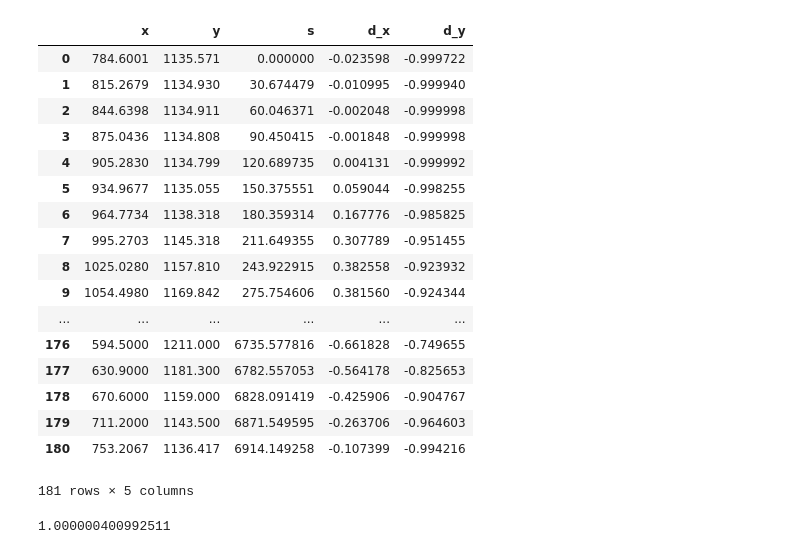
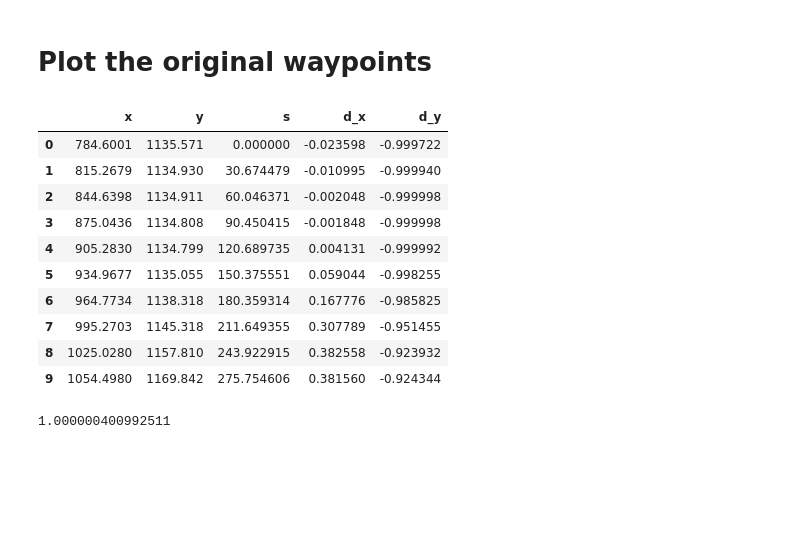
Before and after one commit to asimonov/CarND-Path-Planning-Project, a Jupyter notebook: visualise_waypoints.ipynb, the cells around one changed output. Saved outputs shown, nothing was run; the diff lists cells and outputs as text; code cells hidden in the pictures; blank space fills up the shorter version.

```diff
--- a/visualise_waypoints.ipynb
+++ b/visualise_waypoints.ipynb
@@ -2,30 +2,25 @@
 import pandas as pd
 from matplotlib import pyplot as plt
 %matplotlib inline
+# %% [markdown]
+# Plot the original waypoints
 # %%
 df = pd.read_csv('data/highway_map.csv', sep=' ', header=None)
 df.columns = ['x','y','s','d_x','d_y']
 # %%
-df
+df.head(10)
 # %% [output]
 |  | x | y | s | d_x | d_y |
 | 0 | 784.6001 | 1135.571 | 0.000000 | -0.023598 | -0.999722 |
 | 1 | 815.2679 | 1134.930 | 30.674479 | -0.010995 | -0.999940 |
 | 2 | 844.6398 | 1134.911 | 60.046371 | -0.002048 | -0.999998 |
 | 3 | 875.0436 | 1134.808 | 90.450415 | -0.001848 | -0.999998 |
 | 4 | 905.2830 | 1134.799 | 120.689735 | 0.004131 | -0.999992 |
 | 5 | 934.9677 | 1135.055 | 150.375551 | 0.059044 | -0.998255 |
 | 6 | 964.7734 | 1138.318 | 180.359314 | 0.167776 | -0.985825 |
 | 7 | 995.2703 | 1145.318 | 211.649355 | 0.307789 | -0.951455 |
 | 8 | 1025.0280 | 1157.810 | 243.922915 | 0.382558 | -0.923932 |
 | 9 | 1054.4980 | 1169.842 | 275.754606 | 0.381560 | -0.924344 |
-| ... | ... | ... | ... | ... | ... |
-| 176 | 594.5000 | 1211.000 | 6735.577816 | -0.661828 | -0.749655 |
-| 177 | 630.9000 | 1181.300 | 6782.557053 | -0.564178 | -0.825653 |
-| 178 | 670.6000 | 1159.000 | 6828.091419 | -0.425906 | -0.904767 |
-| 179 | 711.2000 | 1143.500 | 6871.549595 | -0.263706 | -0.964603 |
-| 180 | 753.2067 | 1136.417 | 6914.149258 | -0.107399 | -0.994216 |
-181 rows × 5 columns
 # %%
 # check that frenet d vectors are unit lenght
 max(df.d_x*df.d_x+df.d_y*df.d_y)
```
Also changed, not shown: parts of 18 cells of this notebook, 4 other files.
